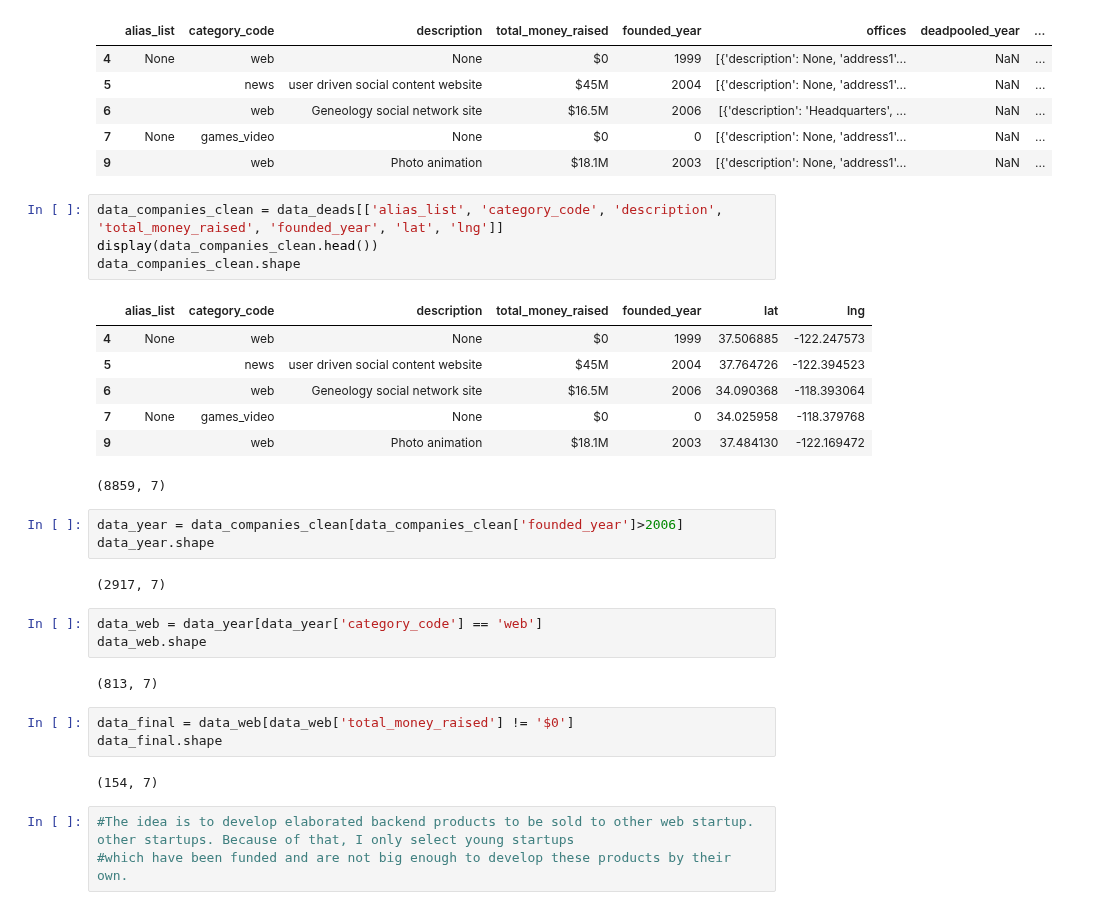
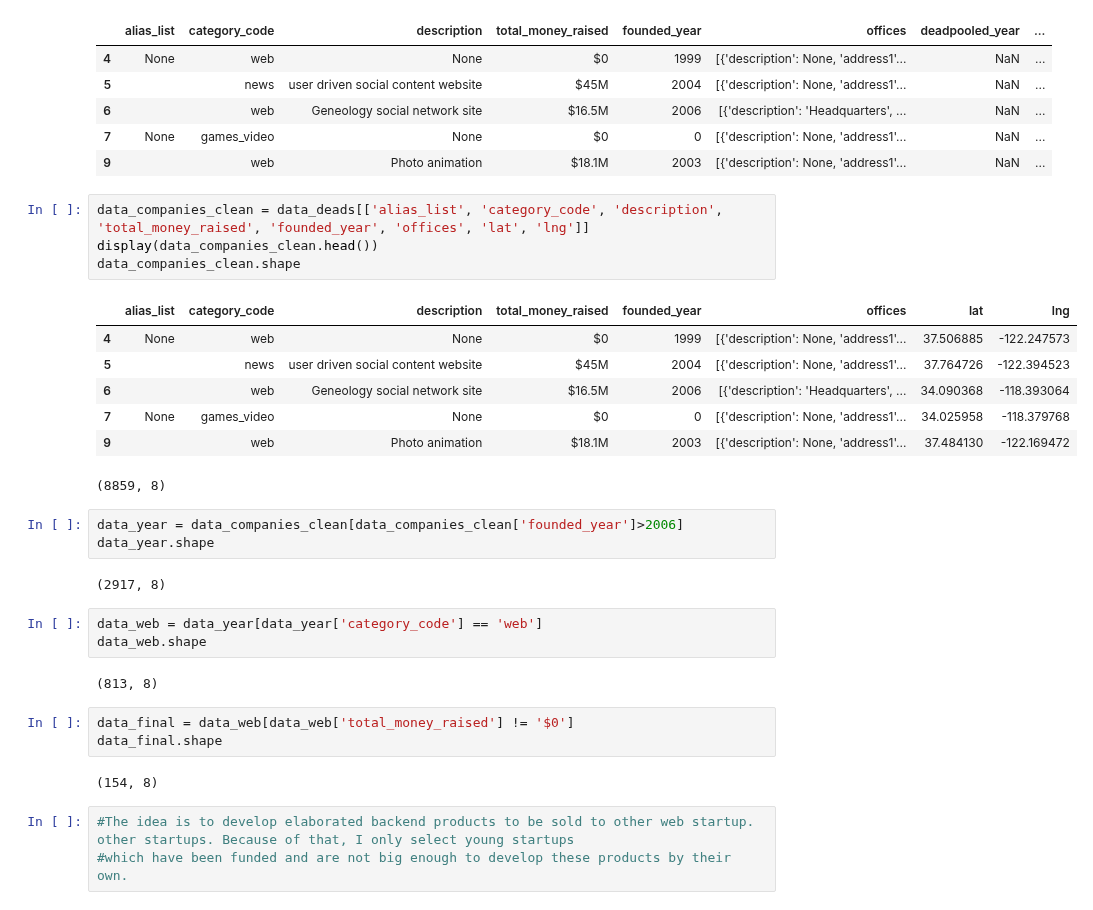
Before and after one commit to aiborra11/Geoquery-project, a Jupyter notebook: Untitled.ipynb, the cells around one changed output. Drawn from its saved outputs; the diff is of its cells as text.

```diff
--- a/Untitled.ipynb
+++ b/Untitled.ipynb
@@ -165,32 +165,32 @@ display(data_deads.head())
 | 7 | None | games_video | None | $0 | 0 | [{'description': None, 'address1'... | NaN | ... |
 | 9 |  | web | Photo animation | $18.1M | 2003 | [{'description': None, 'address1'... | NaN | ... |
 # %%
-data_companies_clean = data_deads[['alias_list', 'category_code', 'description', 'total_money_raised', 'founded_year', 'lat', 'lng']]
+data_companies_clean = data_deads[['alias_list', 'category_code', 'description', 'total_money_raised', 'founded_year', 'offices', 'lat', 'lng']]
 display(data_companies_clean.head())
 data_companies_clean.shape
 # %% [output]
-|  | alias_list | category_code | description | total_money_raised | founded_year | lat | lng |
-| 4 | None | web | None | $0 | 1999 | 37.506885 | -122.247573 |
-| 5 |  | news | user driven social content website | $45M | 2004 | 37.764726 | -122.394523 |
-| 6 |  | web | Geneology social network site | $16.5M | 2006 | 34.090368 | -118.393064 |
-| 7 | None | games_video | None | $0 | 0 | 34.025958 | -118.379768 |
-| 9 |  | web | Photo animation | $18.1M | 2003 | 37.484130 | -122.169472 |
+|  | alias_list | category_code | description | total_money_raised | founded_year | offices | lat | lng |
+| 4 | None | web | None | $0 | 1999 | [{'description': None, 'address1'... | 37.506885 | -122.247573 |
+| 5 |  | news | user driven social content website | $45M | 2004 | [{'description': None, 'address1'... | 37.764726 | -122.394523 |
+| 6 |  | web | Geneology social network site | $16.5M | 2006 | [{'description': 'Headquarters', ... | 34.090368 | -118.393064 |
+| 7 | None | games_video | None | $0 | 0 | [{'description': None, 'address1'... | 34.025958 | -118.379768 |
+| 9 |  | web | Photo animation | $18.1M | 2003 | [{'description': None, 'address1'... | 37.484130 | -122.169472 |
-(8859, 7)
+(8859, 8)
 # %%
 data_year = data_companies_clean[data_companies_clean['founded_year']>2006]
 data_year.shape
 # %% [output]
-(2917, 7)
+(2917, 8)
 # %%
 data_web = data_year[data_year['category_code'] == 'web']
 data_web.shape
 # %% [output]
-(813, 7)
+(813, 8)
 # %%
 data_final = data_web[data_web['total_money_raised'] != '$0']
 data_final.shape
 # %% [output]
-(154, 7)
+(154, 8)
 # %%
 #The idea is to develop elaborated backend products to be sold to other web startup. other startups. Because of that, I only select young startups
 #which have been funded and are not big enough to develop these products by their own.
```
Also changed, not shown: 1 other file.
